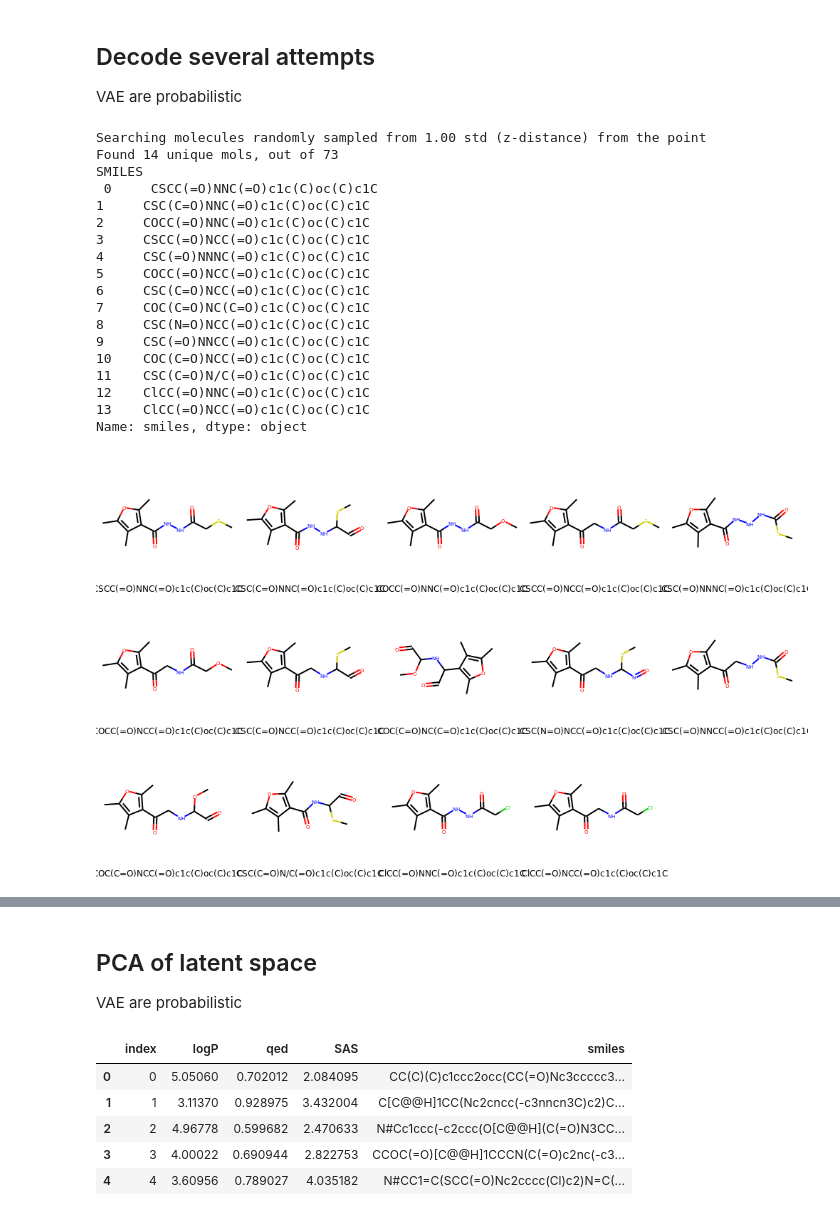
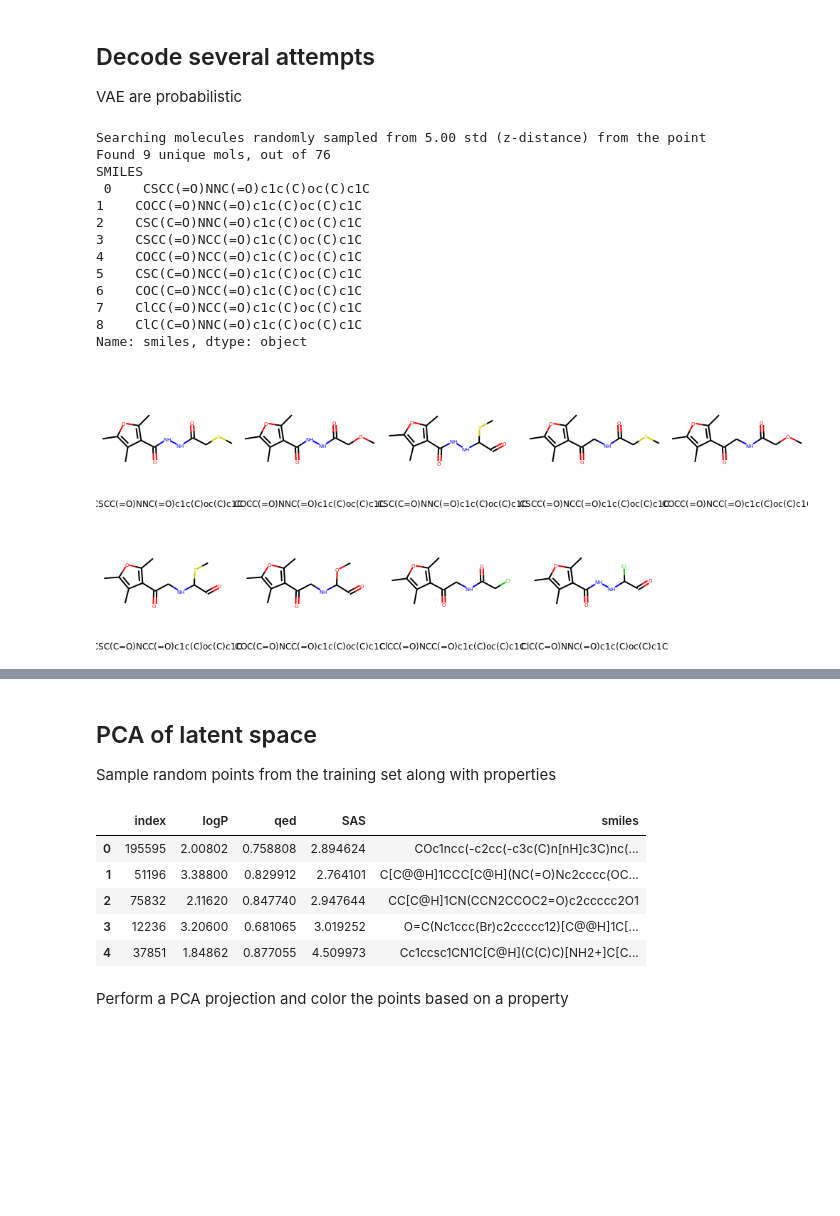
Before and after one commit to aspuru-guzik-group/chemical_vae, a Jupyter notebook: examples/intro_to_chemvae.ipynb, the cells around one changed output, grey strips where cells are left out. Cells and saved outputs as stored; diff of their text form; code cells hidden in the pictures; blank space fills up the shorter version.

```diff
--- a/examples/intro_to_chemvae.ipynb
+++ b/examples/intro_to_chemvae.ipynb
@@ -29,0 +24,2 @@ Standarization: estimating mu and std values ...done!
+# %%
+vae = VAEUtils(directory='../models/zinc_properties')
@@ -36,16 +35,14 @@ Might not be perfect (it's probabilistic), try it several times.
 
 smiles <i class="fa fa-arrow-right" aria-hidden="true"></i> x <i class="fa fa-arrow-right" aria-hidden="true"></i> z <i class="fa fa-arrow-right" aria-hidden="true"></i> x_r <i class="fa fa-arrow-right" aria-hidden="true"></i> smiles_r
 # %%
-smiles_1 = mu.canon_smiles('O=C(NCCNC(=O)c1ccccc1)N[C@H]1CC(=O)N(C2CC2)C1')
-
+smiles_1 = mu.canon_smiles('CSCC(=O)NNC(=O)c1c(C)oc(C)c1C')
 
 X_1 = vae.smiles_to_hot(smiles_1,canonize_smiles=True)
-
 z_1 = vae.encode(X_1)
-
 X_r= vae.decode(z_1)
 
 print('{:20s} : {}'.format('Input',smiles_1))
 print('{:20s} : {}'.format('Reconstruction',vae.hot_to_smiles(X_r,strip=True)[0]))
+
 print('{:20s} : {} with norm {:.3f}'.format('Z representation',z_1.shape, np.linalg.norm(z_1)))
 # %% [output]
@@ -65,31 +62,26 @@ Properties (qed,SAS,logP):
 ## Decode several attempts
 VAE are probabilistic
 # %%
-noise=1.0
+noise=5.0
 print('Searching molecules randomly sampled from {:.2f} std (z-distance) from the point'.format(noise))
 df = vae.z_to_smiles( z_1,decode_attempts=100,noise_norm=noise)
 print('Found {:d} unique mols, out of {:d}'.format(len(set(df['smiles'])),sum(df['count'])))
 print('SMILES\n',df.smiles)
 display(PandasTools.FrameToGridImage(df,column='mol', legendsCol='smiles',molsPerRow=5))
 df.head()
 # %% [output]
-Searching molecules randomly sampled from 1.00 std (z-distance) from the point
-Found 14 unique mols, out of 73
+Searching molecules randomly sampled from 5.00 std (z-distance) from the point
+Found 9 unique mols, out of 76
 SMILES
- 0     CSCC(=O)NNC(=O)c1c(C)oc(C)c1C
-1     CSC(C=O)NNC(=O)c1c(C)oc(C)c1C
-2     COCC(=O)NNC(=O)c1c(C)oc(C)c1C
-3     CSCC(=O)NCC(=O)c1c(C)oc(C)c1C
-4     CSC(=O)NNNC(=O)c1c(C)oc(C)c1C
-5     COCC(=O)NCC(=O)c1c(C)oc(C)c1C
-6     CSC(C=O)NCC(=O)c1c(C)oc(C)c1C
-7     COC(C=O)NC(C=O)c1c(C)oc(C)c1C
-8     CSC(N=O)NCC(=O)c1c(C)oc(C)c1C
-9     CSC(=O)NNCC(=O)c1c(C)oc(C)c1C
-10    COC(C=O)NCC(=O)c1c(C)oc(C)c1C
-11    CSC(C=O)N/C(=O)c1c(C)oc(C)c1C
-12    ClCC(=O)NNC(=O)c1c(C)oc(C)c1C
-13    ClCC(=O)NCC(=O)c1c(C)oc(C)c1C
+ 0    CSCC(=O)NNC(=O)c1c(C)oc(C)c1C
+1    COCC(=O)NNC(=O)c1c(C)oc(C)c1C
+2    CSC(C=O)NNC(=O)c1c(C)oc(C)c1C
+3    CSCC(=O)NCC(=O)c1c(C)oc(C)c1C
+4    COCC(=O)NCC(=O)c1c(C)oc(C)c1C
+5    CSC(C=O)NCC(=O)c1c(C)oc(C)c1C
+6    COC(C=O)NCC(=O)c1c(C)oc(C)c1C
+7    ClCC(=O)NCC(=O)c1c(C)oc(C)c1C
+8    ClC(C=O)NNC(=O)c1c(C)oc(C)c1C
 Name: smiles, dtype: object
-[figure, old version]
+[figure, new version]
 |  | smiles | distance | count | frequency | mol |
@@ -101,19 +93,22 @@ Name: smiles, dtype: object
-# %% [markdown]
-## PCA of latent space
-VAE are probabilistic
+# %% [markdown]
+## PCA of latent space
+
+Sample random points from the training set along with properties
 # %%
-Z, data, smiles = vae.ls_sampler_w_prop(return_smiles=True)
+Z, data, smiles = vae.ls_sampler_w_prop(size=50000,return_smiles=True)
 prop_opt = 'qed'
 prop_df = pd.DataFrame(data).reset_index()
 prop_df['smiles']=smiles
 prop_df.head()
 # %% [output]
 |  | index | logP | qed | SAS | smiles |
-| 0 | 0 | 5.05060 | 0.702012 | 2.084095 | CC(C)(C)c1ccc2occ(CC(=O)Nc3ccccc3... |
-| 1 | 1 | 3.11370 | 0.928975 | 3.432004 | C[C@@H]1CC(Nc2cncc(-c3nncn3C)c2)C... |
-| 2 | 2 | 4.96778 | 0.599682 | 2.470633 | N#Cc1ccc(-c2ccc(O[C@@H](C(=O)N3CC... |
-| 3 | 3 | 4.00022 | 0.690944 | 2.822753 | CCOC(=O)[C@@H]1CCCN(C(=O)c2nc(-c3... |
-| 4 | 4 | 3.60956 | 0.789027 | 4.035182 | N#CC1=C(SCC(=O)Nc2cccc(Cl)c2)N=C(... |
+| 0 | 195595 | 2.00802 | 0.758808 | 2.894624 | COc1ncc(-c2cc(-c3c(C)n[nH]c3C)nc(... |
+| 1 | 51196 | 3.38800 | 0.829912 | 2.764101 | C[C@@H]1CCC[C@H](NC(=O)Nc2cccc(OC... |
+| 2 | 75832 | 2.11620 | 0.847740 | 2.947644 | CC[C@H]1CN(CCN2CCOC2=O)c2ccccc2O1 |
+| 3 | 12236 | 3.20600 | 0.681065 | 3.019252 | O=C(Nc1ccc(Br)c2ccccc12)[C@@H]1C[... |
+| 4 | 37851 | 1.84862 | 0.877055 | 4.509973 | Cc1ccsc1CN1C[C@H](C(C)C)[NH2+]C[C... |
+# %% [markdown]
+Perform a PCA projection and color the points based on a property
 # %%
 from sklearn.decomposition import PCA
 from sklearn.preprocessing import MinMaxScaler
```
Also changed, not shown: parts of 8 cells of this notebook.
